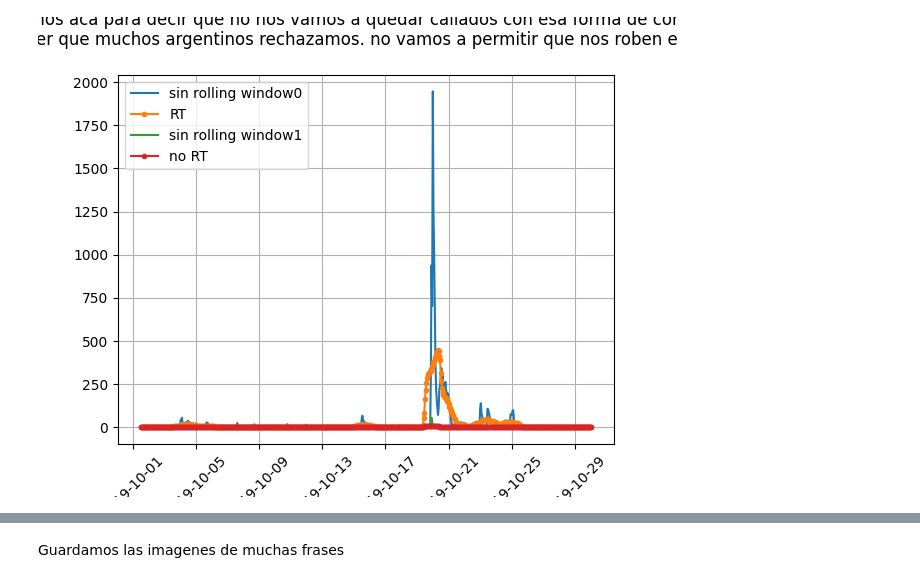
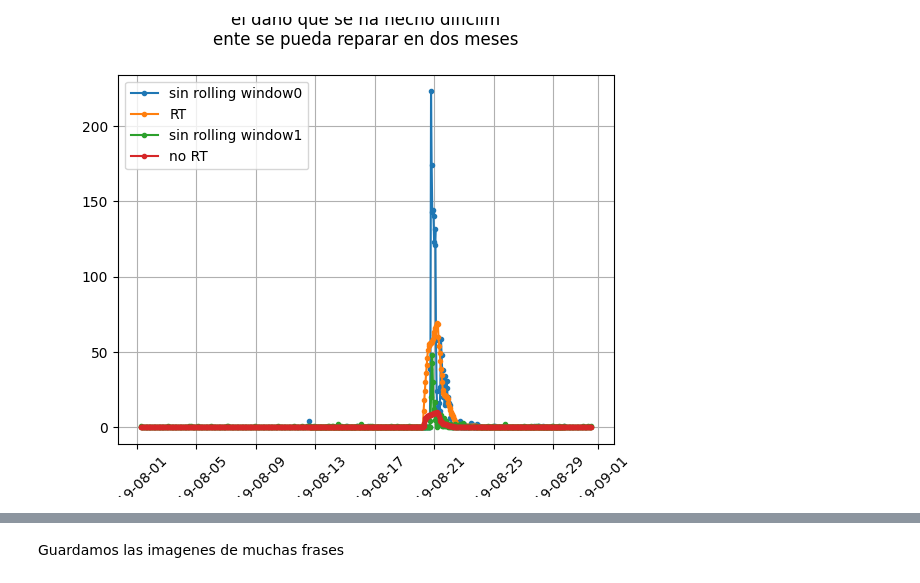
Before and after one commit to Ale-Mildiner/Tesis, a Jupyter notebook: Base_Twitter/Series_Temporales_NUEVO.ipynb, the cells around one changed output, grey strips where cells are left out. Saved outputs shown, nothing was run; the diff lists cells and outputs as text; code cells hidden in the pictures.

```diff
--- a/Base_Twitter/Series_Temporales_NUEVO.ipynb
+++ b/Base_Twitter/Series_Temporales_NUEVO.ipynb
@@ -10,43 +10,48 @@ import re
 path_git = 'd:/Git_Proyects/Tesis/Base_Twitter/'
 
 citas = []
-with open(path_git+'Tweets_august/citas/muchas_citas_october_medias_1500_T_L.txt', 'r', encoding = 'utf8') as f:
+with open(path_git+'Tweets_august/citas/muchas_citas_august_medias_1500_T_L.txt', 'r', encoding = 'utf8') as f:
     Lines = f.readlines()
     for line in Lines:
         citas.append(line)
+
+
+cant_tot = pd.read_csv(path_git+'Tw_meses/Agosto_tot_hora.csv')
+cant_tot['Fecha'] = pd.to_datetime(cant_tot['Fecha'])
+cant_tot = cant_tot.set_index('Fecha')
 # %%
 %matplotlib widget
-index = 149
-df_clus_completo = pd.read_csv(path_git+f'Tw_con_RT/Tw_mas_RT_october/Tw_{index}_Cluster_muchas.csv_RT_55.csv')
+index = 97
+df_clus_completo = pd.read_csv(path_git+f'Tw_con_RT/Tw_mas_RT_agosto/Tw_{index}_Cluster_muchas.csv_RT_55.csv')
 df_clus_completo['Fecha'] = pd.to_datetime(df_clus_completo['Fecha'], format='%a %b %d %H:%M:%S +0000 %Y')
 #df_clus_completo['HorasDesdeInicio'] = (df_clus_completo['Fecha'] - df_clus_completo['Fecha'].min()).dt.total_seconds() / 3600
 
 categoria = 'RT'
 
 df_categoria_true = df_clus_completo[df_clus_completo[categoria] == True]
 df_categoria_false = df_clus_completo[df_clus_completo[categoria] == False]
 
 df_categoria = [df_categoria_true, df_categoria_false]
 labels = [categoria, 'no '+categoria]
 
 plt.figure()
 firstpart, secondpart = citas[index][:len(citas[index])//2], citas[index][len(citas[index])//2:]
 plt.title(firstpart+'\n'+secondpart)
 for i, df1 in enumerate(df_categoria):
     df = df1.copy()
     df_index = df.set_index('Fecha')
     df_count_hora = df_index.resample('1H').count()
-    plt.plot(df_count_hora.index, df_count_hora['Tweets'], label = 'sin rolling window'+str(i)) #Test comparation
+    plt.plot(df_count_hora.index, df_count_hora['Tweets'], label = 'sin rolling window'+str(i), marker = '.') #Test comparation
     df_suavizado = df_count_hora.rolling('1D', center = True).mean()
     plt.plot(df_suavizado.index, df_suavizado['Tweets'], label = labels[i], marker = '.', linestyle = 'solid')
 
 
 plt.legend()
 plt.grid(0.7)
 
 plt.xticks(rotation=45)
 #plt.xticks(pd.date_range(start=df_clus_completo['Fecha'].min(), end=df_clus_completo['Fecha'].max(), freq='12H'), labels= (np.arange(df_clus_completo['HorasDesdeInicio'].min(), df_clus_completo['HorasDesdeInicio'].max(), 12)-288))
 #plt.xlim([datetime(2019, 8, 3), datetime(2019, 8, 7)])
 plt.show()
 # %% [output]
-[figure, old version]
+[figure, new version]
```
Also changed, not shown: parts of 3 cells of this notebook, 4 other files.
